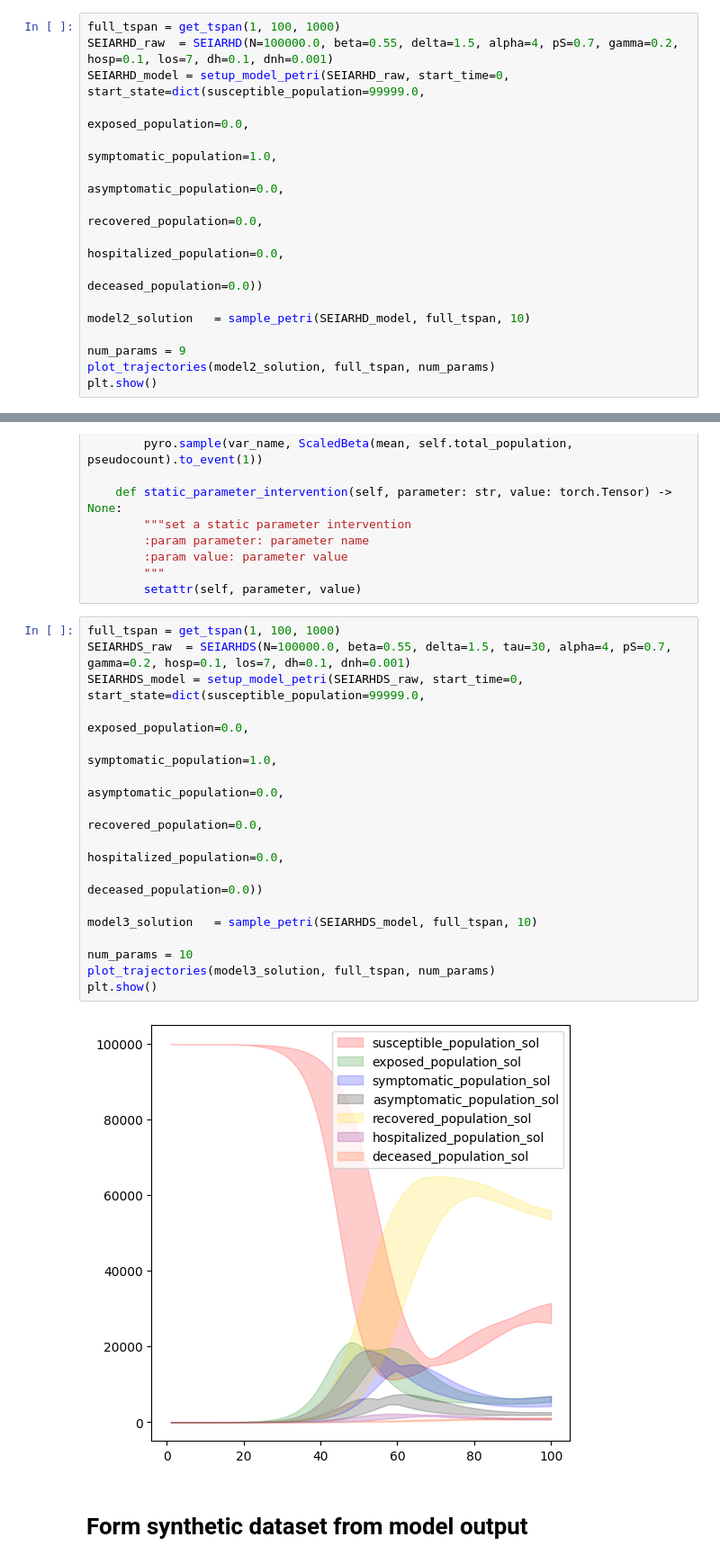
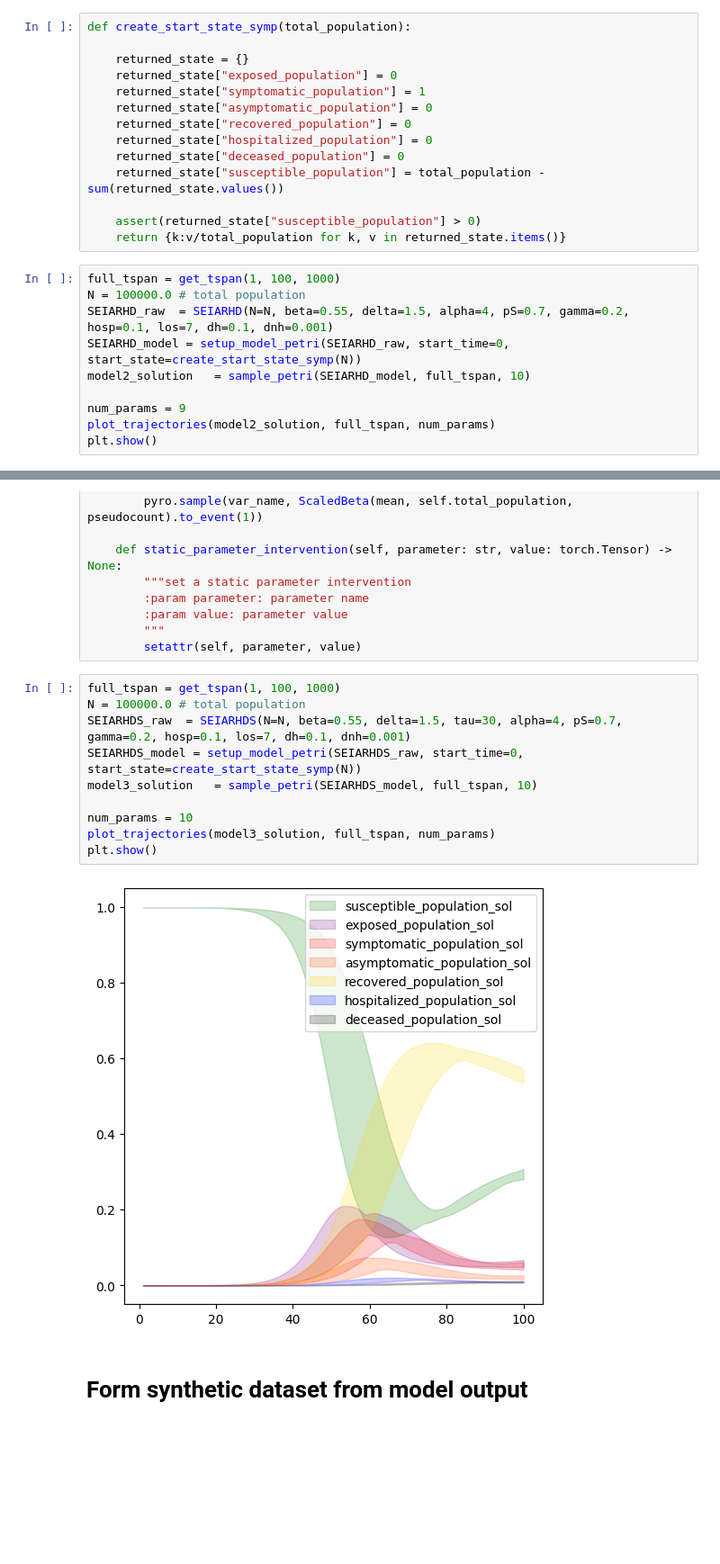
Before and after one commit to liunelson/pyciemss, a Jupyter notebook: notebook/april_ensemble/synthetic_data_with_custom_models.ipynb, the cells around one changed output, grey strips where cells are left out. Shown: that part at 90% size. Saved outputs shown, nothing was run; the diff lists cells and outputs as text; blank space fills up the shorter version.

```diff
--- a/notebook/april_ensemble/synthetic_data_with_custom_models.ipynb
+++ b/notebook/april_ensemble/synthetic_data_with_custom_models.ipynb
@@ -295,17 +310,25 @@ class SEIARHD(PetriNetODESystem):
         :param value: parameter value
         """
         setattr(self, parameter, value)
+# %%
+def create_start_state_symp(total_population):
+
+    returned_state = {}
+    returned_state["exposed_population"] = 0
+    returned_state["symptomatic_population"] = 1
+    returned_state["asymptomatic_population"] = 0
+    returned_state["recovered_population"] = 0
+    returned_state["hospitalized_population"] = 0
+    returned_state["deceased_population"] = 0
+    returned_state["susceptible_population"] = total_population - sum(returned_state.values())
+
+    assert(returned_state["susceptible_population"] > 0)
+    return {k:v/total_population for k, v in returned_state.items()}
 # %%
 full_tspan = get_tspan(1, 100, 1000)
-SEIARHD_raw  = SEIARHD(N=100000.0, beta=0.55, delta=1.5, alpha=4, pS=0.7, gamma=0.2, hosp=0.1, los=7, dh=0.1, dnh=0.001)
-SEIARHD_model = setup_model_petri(SEIARHD_raw, start_time=0, start_state=dict(susceptible_population=99999.0,
-                                                                  exposed_population=0.0,
-                                                                  symptomatic_population=1.0,
-                                                                  asymptomatic_population=0.0,
-                                                                  recovered_population=0.0,
-                                                                  hospitalized_population=0.0,
-                                                                  deceased_population=0.0))
-
+N = 100000.0 # total population
+SEIARHD_raw  = SEIARHD(N=N, beta=0.55, delta=1.5, alpha=4, pS=0.7, gamma=0.2, hosp=0.1, los=7, dh=0.1, dnh=0.001)
+SEIARHD_model = setup_model_petri(SEIARHD_raw, start_time=0, start_state=create_start_state_symp(N))
 model2_solution   = sample_petri(SEIARHD_model, full_tspan, 10)
 
 num_params = 9
@@ -432,22 +455,16 @@ class SEIARHDS(PetriNetODESystem):
         setattr(self, parameter, value)
 # %%
 full_tspan = get_tspan(1, 100, 1000)
-SEIARHDS_raw  = SEIARHDS(N=100000.0, beta=0.55, delta=1.5, tau=30, alpha=4, pS=0.7, gamma=0.2, hosp=0.1, los=7, dh=0.1, dnh=0.001)
-SEIARHDS_model = setup_model_petri(SEIARHDS_raw, start_time=0, start_state=dict(susceptible_population=99999.0,
-                                                                  exposed_population=0.0,
-                                                                  symptomatic_population=1.0,
-                                                                  asymptomatic_population=0.0,
-                                                                  recovered_population=0.0,
-                                                                  hospitalized_population=0.0,
-                                                                  deceased_population=0.0))
-
+N = 100000.0 # total population
+SEIARHDS_raw  = SEIARHDS(N=N, beta=0.55, delta=1.5, tau=30, alpha=4, pS=0.7, gamma=0.2, hosp=0.1, los=7, dh=0.1, dnh=0.001)
+SEIARHDS_model = setup_model_petri(SEIARHDS_raw, start_time=0, start_state=create_start_state_symp(N))
 model3_solution   = sample_petri(SEIARHDS_model, full_tspan, 10)
 
 num_params = 10
 plot_trajectories(model3_solution, full_tspan, num_params)
 plt.show()
 # %% [output]
-[figure, old version]
+[figure, new version]
 # %% [markdown]
 # Form synthetic dataset from model output
 # %%
```
Also changed, not shown: parts of 35 cells of this notebook.
